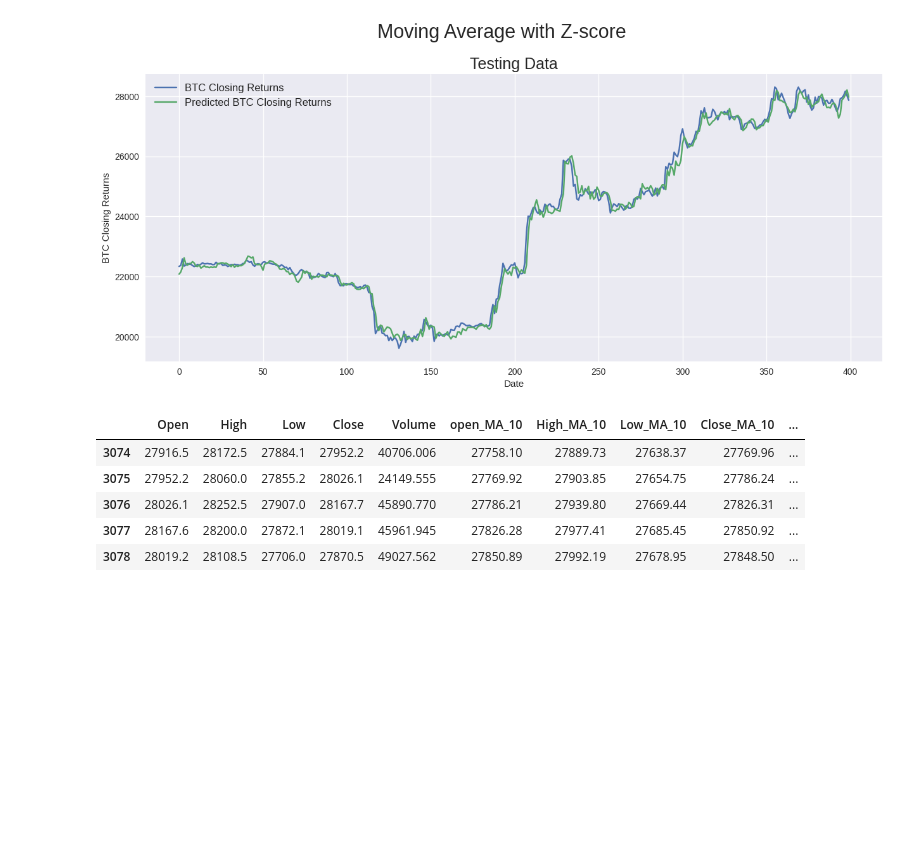
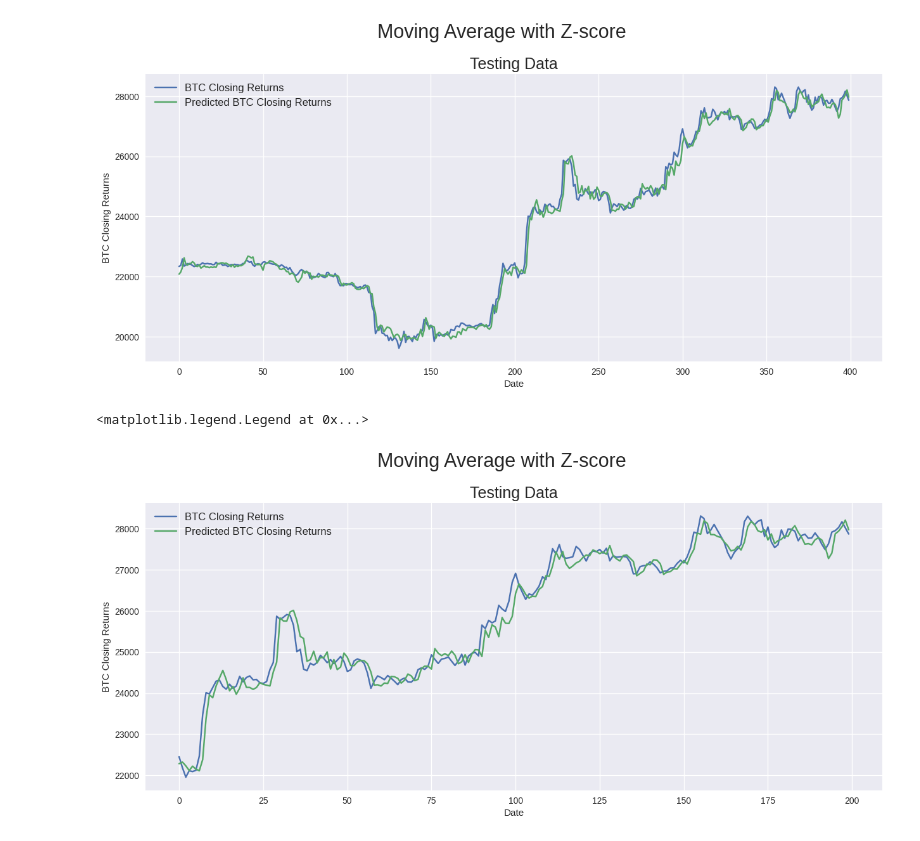
Before and after one commit to Rainman5042/Time_Transformer_BTC_Prediction, a Jupyter notebook: multi_factor_v2.0.3.ipynb, the cells around one changed output. Drawn from its saved outputs; the diff is of its cells as text; code cells hidden in the pictures; blank space fills up the shorter version.

```diff
--- a/multi_factor_v2.0.3.ipynb
+++ b/multi_factor_v2.0.3.ipynb
@@ -326,11 +326,20 @@ ax11.legend(loc="best", fontsize=12)
 <matplotlib.legend.Legend at 0x...>
 [figure]
 # %%
-df_output.tail()
+# draw with first 400 testing data prediction
+seq_len = 128
+fig = plt.figure(figsize=(15,20))
+st = fig.suptitle("Moving Average with Z-score", fontsize=22)
+st.set_y(0.92)
+
+#Plot training data results
+ax11 = fig.add_subplot(311)
+ax11.plot(restored_df['Close'][-200:].values, label='BTC Closing Returns')
+ax11.plot(restored_df['pred_Close'][-200:].values, label='Predicted BTC Closing Returns')
+ax11.set_title("Testing Data", fontsize=18)
+ax11.set_xlabel('Date')
+ax11.set_ylabel('BTC Closing Returns')
+ax11.legend(loc="best", fontsize=12)
 # %% [output]
-|  | Open | High | Low | Close | Volume | open_MA_10 | High_MA_10 | Low_MA_10 | Close_MA_10 | ... |
-| 3074 | 27916.5 | 28172.5 | 27884.1 | 27952.2 | 40706.006 | 27758.10 | 27889.73 | 27638.37 | 27769.96 | ... |
-| 3075 | 27952.2 | 28060.0 | 27855.2 | 28026.1 | 24149.555 | 27769.92 | 27903.85 | 27654.75 | 27786.24 | ... |
-| 3076 | 28026.1 | 28252.5 | 27907.0 | 28167.7 | 45890.770 | 27786.21 | 27939.80 | 27669.44 | 27826.31 | ... |
-| 3077 | 28167.6 | 28200.0 | 27872.1 | 28019.1 | 45961.945 | 27826.28 | 27977.41 | 27685.45 | 27850.92 | ... |
-| 3078 | 28019.2 | 28108.5 | 27706.0 | 27870.5 | 49027.562 | 27850.89 | 27992.19 | 27678.95 | 27848.50 | ... |
+<matplotlib.legend.Legend at 0x...>
+[figure, added]
```
Also changed, not shown: parts of 1 cell of this notebook, 4 other files.
